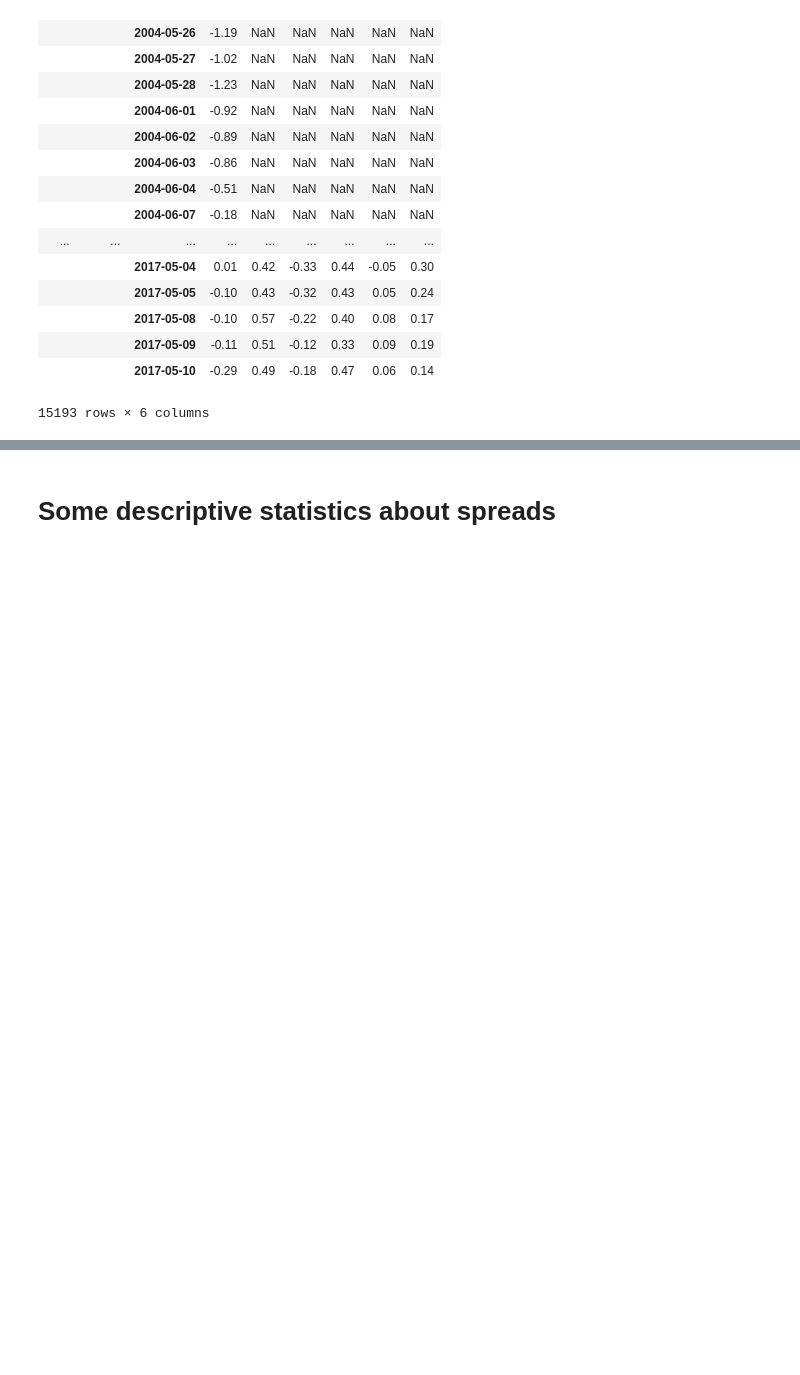
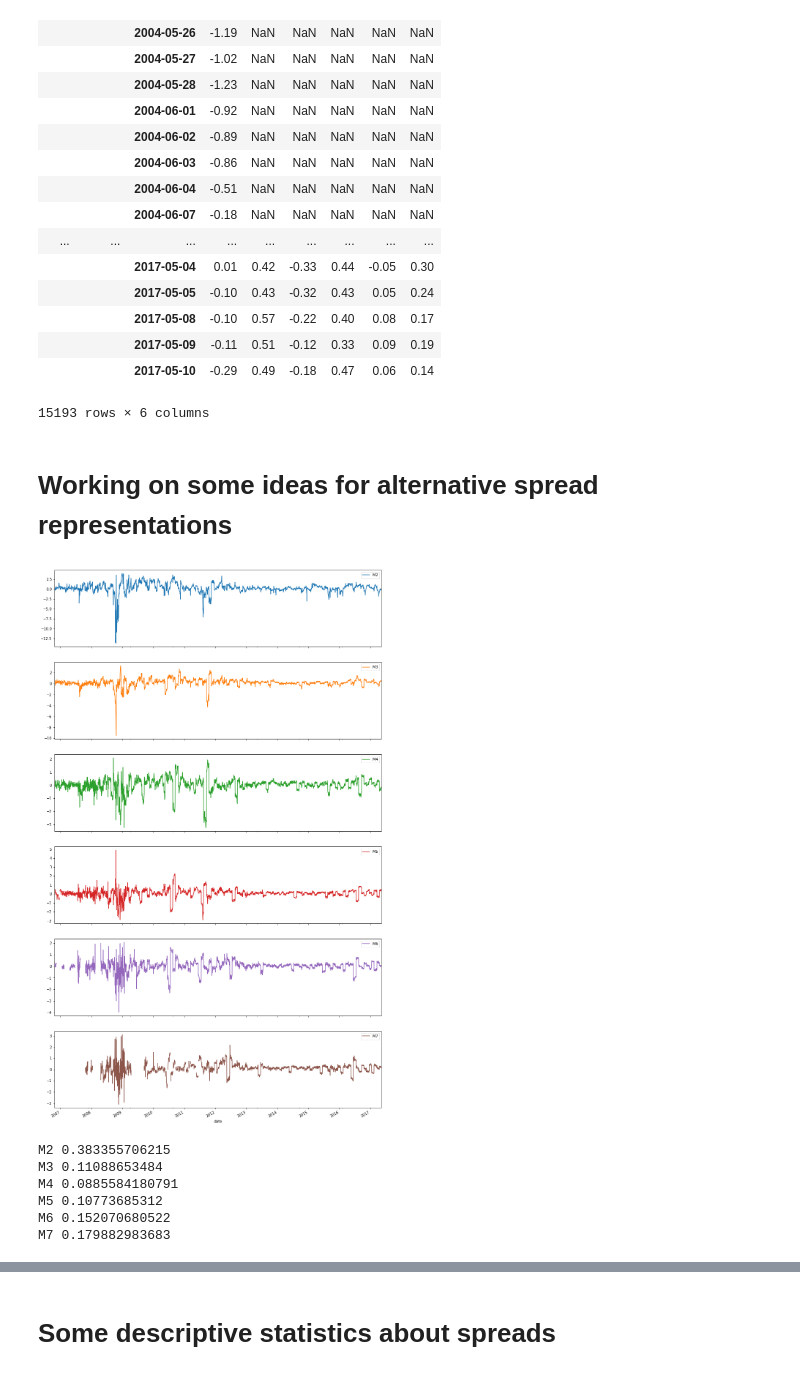
Before and after one commit to leyhline/vix-term-structure, a Jupyter notebook: futureswise.ipynb, the cells around one changed output, grey strips where cells are left out. Cells and saved outputs as stored; diff of their text form; code cells hidden in the pictures; blank space fills up the shorter version.

```diff
--- a/futureswise.ipynb
+++ b/futureswise.ipynb
@@ -500,3 +544,25 @@ x.apply(lambda x: [np.nan] + [2*x[i] - x[i-1] - x[i+1] for i in range(1, len(x)
 |  |  | 2017-05-09 | -0.11 | 0.51 | -0.12 | 0.33 | 0.09 | 0.19 |
 |  |  | 2017-05-10 | -0.29 | 0.49 | -0.18 | 0.47 | 0.06 | 0.14 |
 15193 rows × 6 columns
+# %% [markdown]
+# Working on some ideas for alternative spread representations
+# %%
+spread_ts = termstructure.apply(lambda x: [np.nan] + [2*x[i] - x[i-1] - x[i+1] for i in range(1, len(x) - 1)] + [np.nan], axis=1).dropna(how="all", axis=(0, 1))
+# %%
+spread_ts.loc["2006-10-23":].plot(subplots=True, figsize=(16, 30))
+plt.show()
+# %% [output]
+[figure, added]
+# %%
+# Naive prediction when using term structure
+spread_per_column = pd.concat((spread_ts.loc["2006-10-23":, column] for column in spread_ts), axis=1)
+for column in spread_per_column:
+    dropped = spread_per_column.loc[:, column].dropna()
+    print(column, np.mean(np.square(dropped.iloc[:-1].values - dropped.iloc[1:].values)))
+# %% [output]
+M2 0.383355706215
+M3 0.11088653484
+M4 0.0885584180791
+M5 0.10773685312
+M6 0.152070680522
+M7 0.179882983683
```
Also changed, not shown: parts of 9 cells of this notebook, 2 other files.
